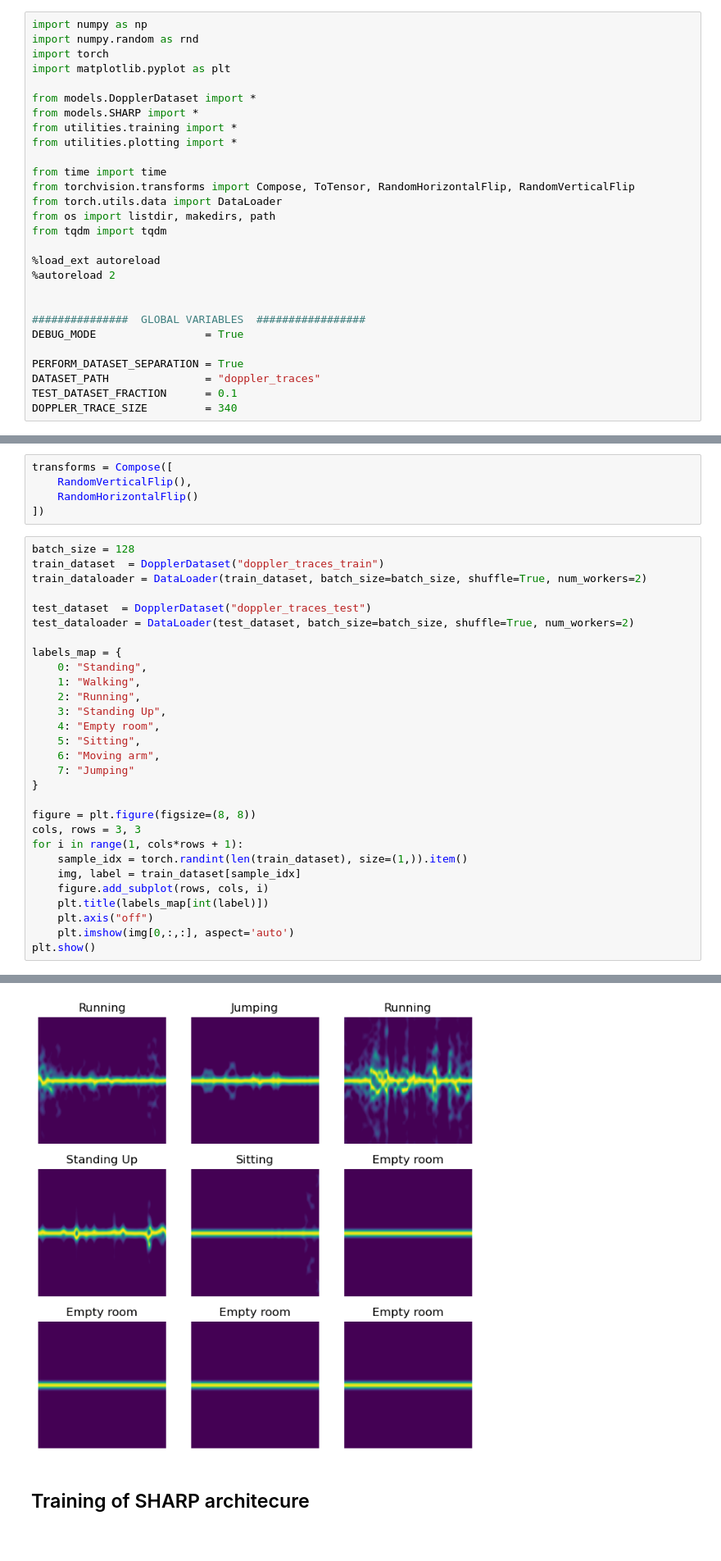
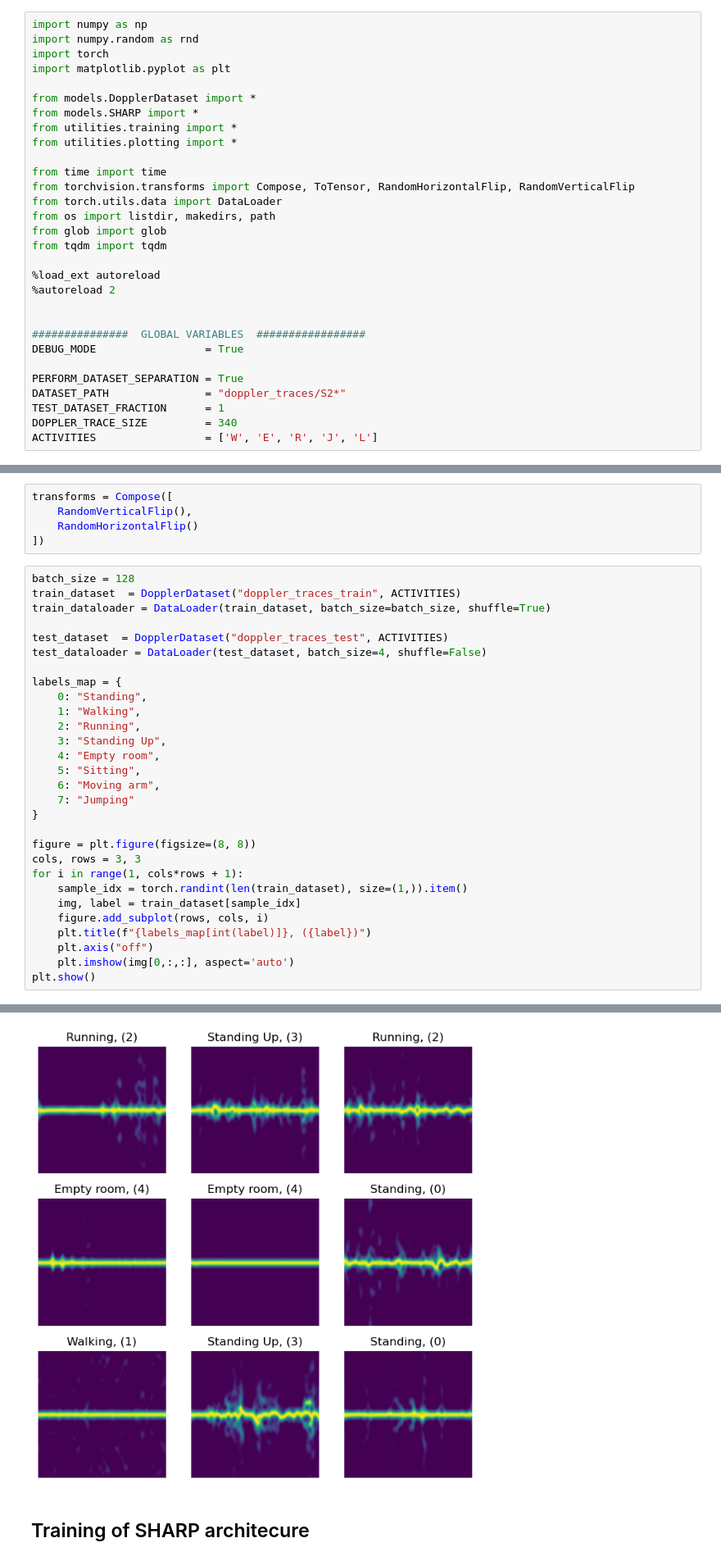
Before and after one commit to RaffaeleSabatini/Human-Activity-Recognition-using-Wifi, a Jupyter notebook: main.ipynb, the cells around one changed output, grey strips where cells are left out. Shown at 82% size. Cells and saved outputs as stored; diff of their text form.

```diff
--- a/main.ipynb
+++ b/main.ipynb
@@ -15,6 +15,7 @@ from time import time
 from torchvision.transforms import Compose, ToTensor, RandomHorizontalFlip, RandomVerticalFlip
 from torch.utils.data import DataLoader
 from os import listdir, makedirs, path
+from glob import glob
 from tqdm import tqdm
 
 %load_ext autoreload
@@ -25,6 +26,7 @@ from tqdm import tqdm
 DEBUG_MODE                 = True
 
 PERFORM_DATASET_SEPARATION = True
-DATASET_PATH               = "doppler_traces"
-TEST_DATASET_FRACTION      = 0.1
+DATASET_PATH               = "doppler_traces/S2*"
+TEST_DATASET_FRACTION      = 1
 DOPPLER_TRACE_SIZE         = 340
+ACTIVITIES                 = ['W', 'E', 'R', 'J', 'L']
@@ -88,39 +86,39 @@ transforms = Compose([
 ])
 # %%
 batch_size = 128
-train_dataset  = DopplerDataset("doppler_traces_train")
-train_dataloader = DataLoader(train_dataset, batch_size=batch_size, shuffle=True, num_workers=2)
+train_dataset  = DopplerDataset("doppler_traces_train", ACTIVITIES)
+train_dataloader = DataLoader(train_dataset, batch_size=batch_size, shuffle=True)
 
-test_dataset  = DopplerDataset("doppler_traces_test")
-test_dataloader = DataLoader(test_dataset, batch_size=batch_size, shuffle=True, num_workers=2)
+test_dataset  = DopplerDataset("doppler_traces_test", ACTIVITIES)
+test_dataloader = DataLoader(test_dataset, batch_size=4, shuffle=False)
 
 labels_map = {
     0: "Standing",
     1: "Walking",
     2: "Running",
     3: "Standing Up",
     4: "Empty room",
     5: "Sitting",
     6: "Moving arm",
     7: "Jumping"
 }
 
 figure = plt.figure(figsize=(8, 8))
 cols, rows = 3, 3
 for i in range(1, cols*rows + 1):
     sample_idx = torch.randint(len(train_dataset), size=(1,)).item()
     img, label = train_dataset[sample_idx]
     figure.add_subplot(rows, cols, i)
-    plt.title(labels_map[int(label)])
+    plt.title(f"{labels_map[int(label)]}, ({label})")
     plt.axis("off")
     plt.imshow(img[0,:,:], aspect='auto')
 plt.show()
 # %% [output]
 Loading dataset doppler_traces_train in memory...
 Dataset is loaded!
 Loading dataset doppler_traces_test in memory...
 Dataset is loaded!
-[figure, old version]
+[figure, new version]
 # %% [markdown]
 ## Training of SHARP architecure
 # %%
```
Also changed, not shown: parts of 5 cells of this notebook, 5 other files.
